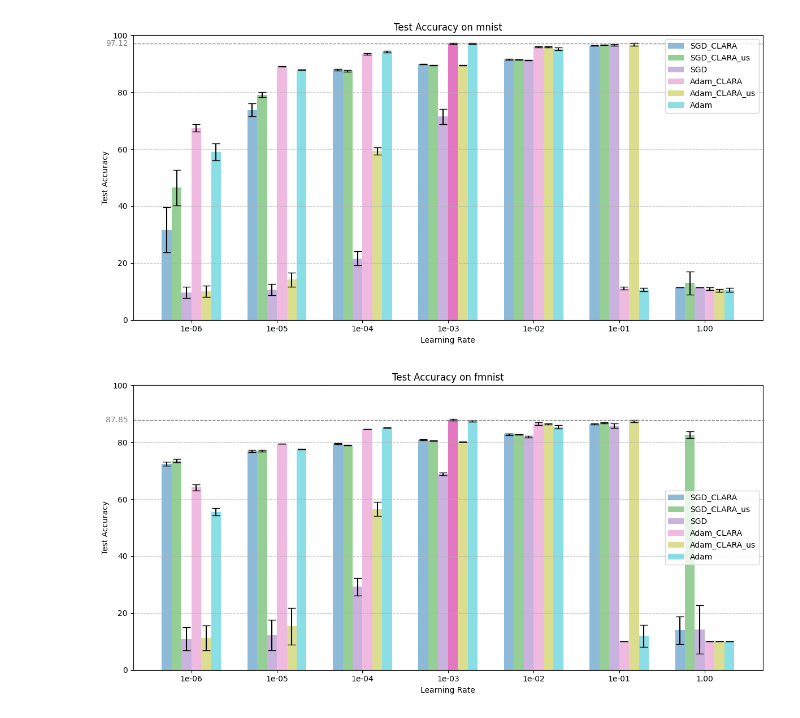
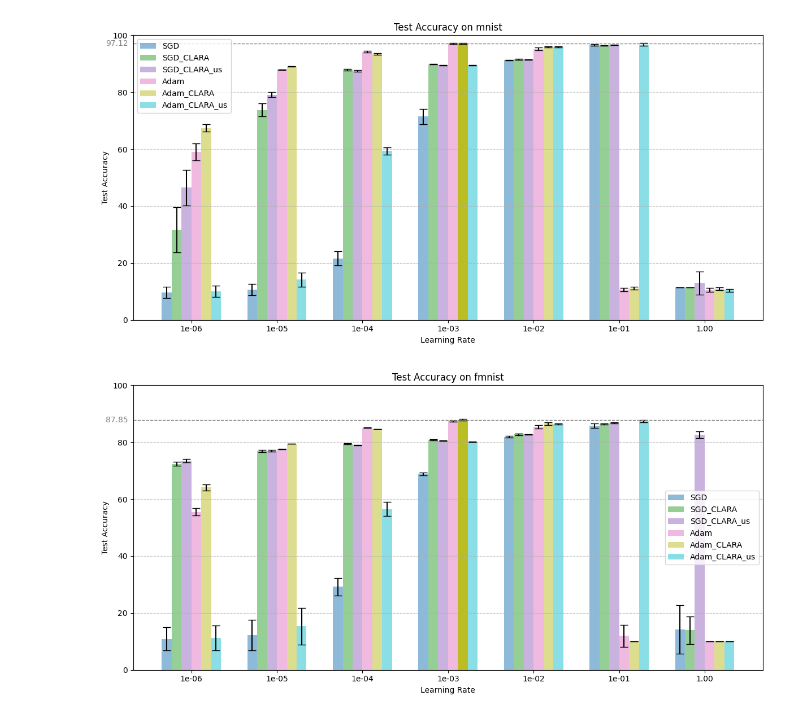
Before and after one commit to asmaatamna/cumulative-learning-rate-adaptation, a Jupyter notebook: Plot-learning-rate-experiments-results.ipynb, the cells around one changed output. Drawn from its saved outputs; the diff is of its cells as text; code cells hidden in the pictures.

```diff
--- a/Plot-learning-rate-experiments-results.ipynb
+++ b/Plot-learning-rate-experiments-results.ipynb
@@ -264,11 +264,11 @@ summary = summarize_metric_sweep_lr(
 # %%
 plot_algorithm_performance(
     summary_stats=summary,  # from your earlier function
-    algorithms=["SGD_CLARA", "SGD_CLARA_us", "SGD", "Adam_CLARA", "Adam_CLARA_us", "Adam"],
+    algorithms=["SGD", "SGD_CLARA", "SGD_CLARA_us", "Adam", "Adam_CLARA", "Adam_CLARA_us"],
     datasets=["mnist", "fmnist"],
     lr_values=["1e-06", "1e-05", "1e-04", "1e-03", "1e-02", "1e-01", "1.00"],
     metric_name="Test Accuracy"
 )
 # %% [output]
-[figure, old version]
+[figure, new version]
-[figure, old version]
+[figure, new version]
```
